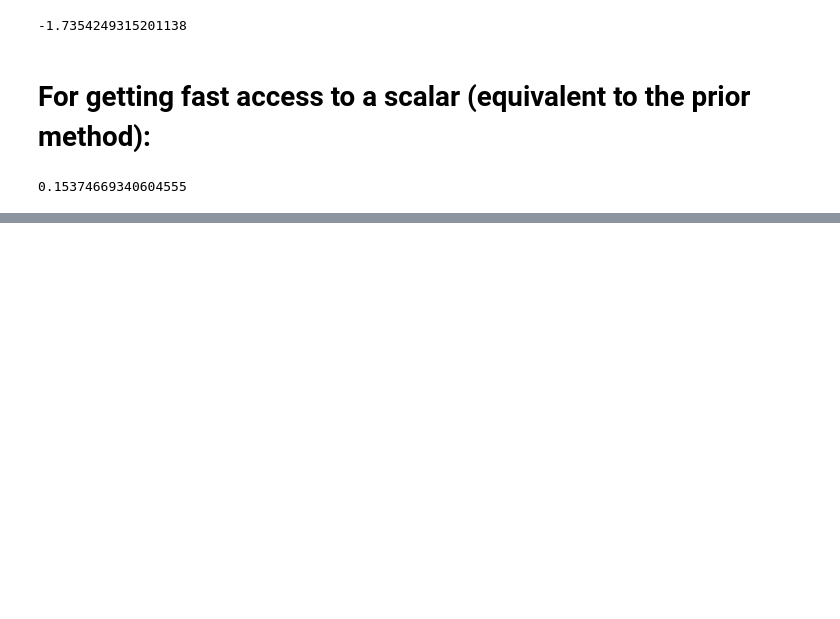
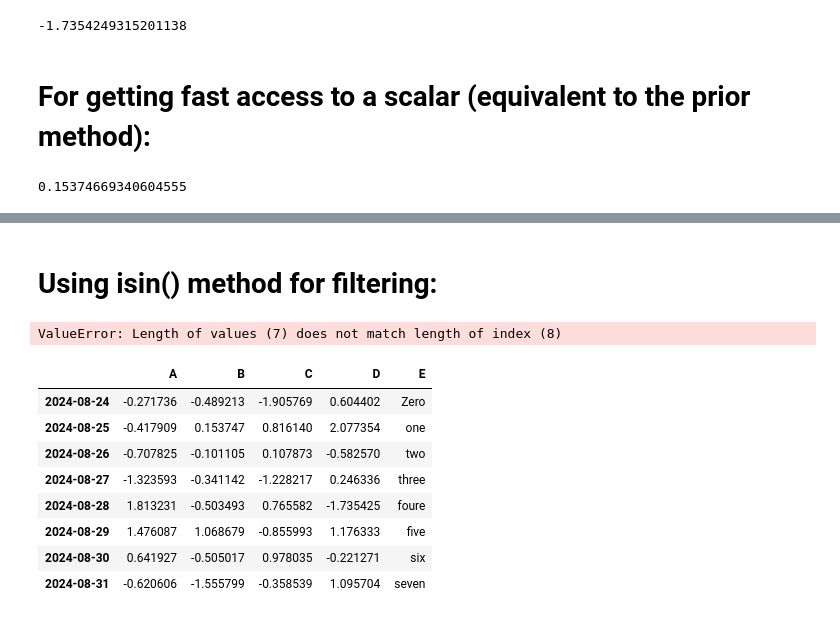
Before and after one commit to gopal-py07/DataSciencePandasExample, a Jupyter notebook: practices/10minPandas.ipynb, the cells around one changed output, grey strips where cells are left out. Cells and saved outputs as stored; diff of their text form; code cells hidden in the pictures; blank space fills up the shorter version.

```diff
--- a/practices/10minPandas.ipynb
+++ b/practices/10minPandas.ipynb
@@ -454,0 +480,22 @@ df.iat[1,1]
+# %% [markdown]
+# Using isin() method for filtering:
+# %%
+df2 = df.copy()
+# %%
+df2["E"] = ["one", "two", "three", "foure", "five", "six", "seven"]
+# %% [output]
+ValueError: Length of values (7) does not match length of index (8)
+# %%
+df2["E"] = ["Zero","one", "two", "three", "foure", "five", "six", "seven"]
+# %%
+df2
+# %% [output]
+|  | A | B | C | D | E |
+| 2024-08-24 | -0.271736 | -0.489213 | -1.905769 | 0.604402 | Zero |
+| 2024-08-25 | -0.417909 | 0.153747 | 0.816140 | 2.077354 | one |
+| 2024-08-26 | -0.707825 | -0.101105 | 0.107873 | -0.582570 | two |
+| 2024-08-27 | -1.323593 | -0.341142 | -1.228217 | 0.246336 | three |
+| 2024-08-28 | 1.813231 | -0.503493 | 0.765582 | -1.735425 | foure |
+| 2024-08-29 | 1.476087 | 1.068679 | -0.855993 | 1.176333 | five |
+| 2024-08-30 | 0.641927 | -0.505017 | 0.978035 | -0.221271 | six |
+| 2024-08-31 | -0.620606 | -1.555799 | -0.358539 | 1.095704 | seven |
```
Also changed, not shown: parts of 6 cells of this notebook.
